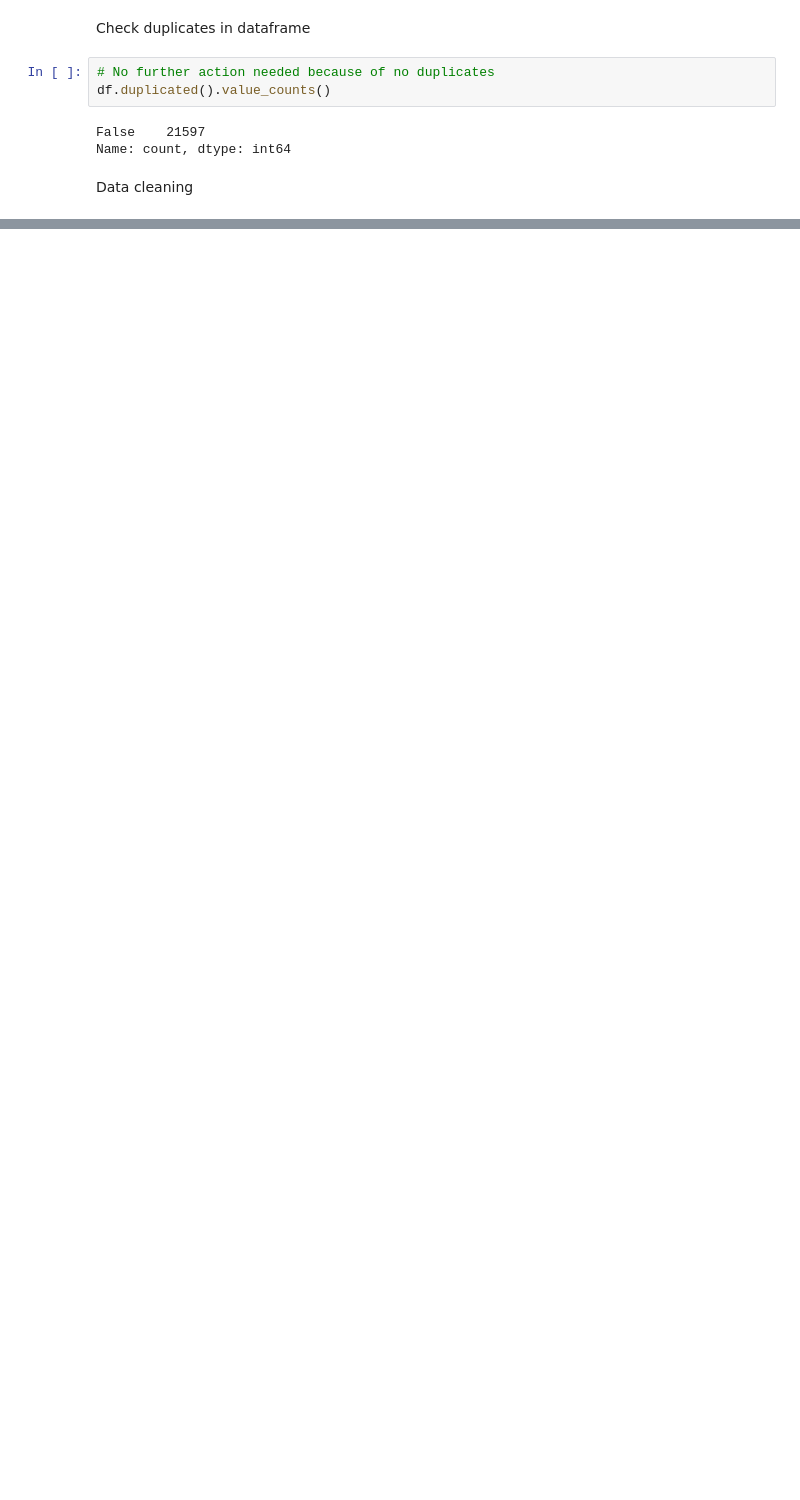
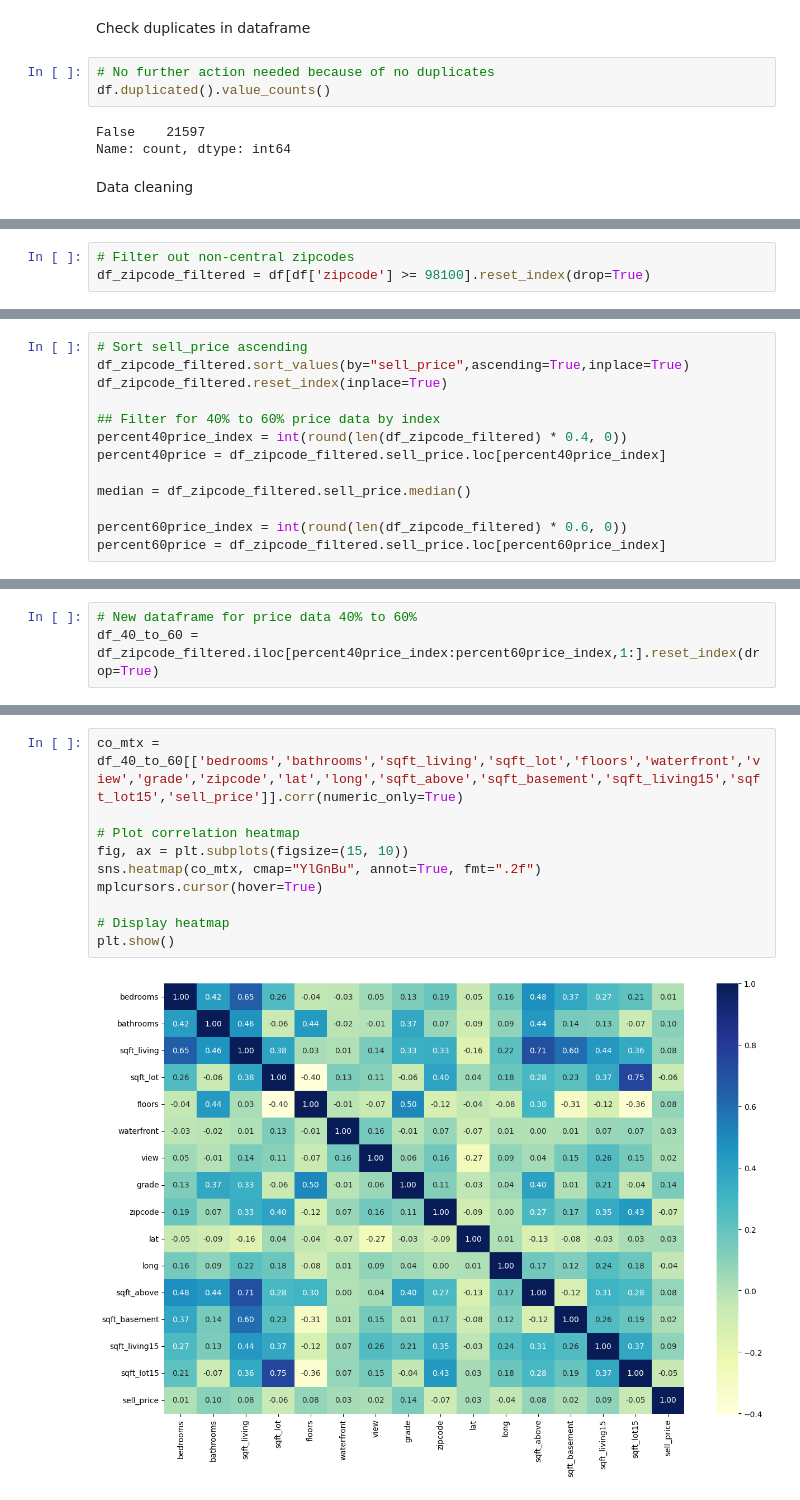
Before and after one commit to jale2025/ds-eda-project-template, a Jupyter notebook: result.ipynb, the cells around one changed output, grey strips where cells are left out. Saved outputs shown, nothing was run; the diff lists cells and outputs as text; blank space fills up the shorter version.

Commit message:
Data Cleaning, filtered for central houses and 40 to 60 price range, first heatmap of correlation in result.ipynb, readded lat, long to house_data.csv, added a geo map for all zipcodes

```diff
--- a/result.ipynb
+++ b/result.ipynb
@@ -140,0 +130,3 @@ Name: count, Length: 70, dtype: int64
+# %%
+# Filter out non-central zipcodes
+df_zipcode_filtered = df[df['zipcode'] >= 98100].reset_index(drop=True)
@@ -140,0 +162,13 @@ Name: count, Length: 70, dtype: int64
+# %%
+# Sort sell_price ascending
+df_zipcode_filtered.sort_values(by="sell_price",ascending=True,inplace=True)
+df_zipcode_filtered.reset_index(inplace=True)
+
+## Filter for 40% to 60% price data by index
+percent40price_index = int(round(len(df_zipcode_filtered) * 0.4, 0))
+percent40price = df_zipcode_filtered.sell_price.loc[percent40price_index]
+
+median = df_zipcode_filtered.sell_price.median()
+
+percent60price_index = int(round(len(df_zipcode_filtered) * 0.6, 0))
+percent60price = df_zipcode_filtered.sell_price.loc[percent60price_index]
@@ -140,0 +177,3 @@ Name: count, Length: 70, dtype: int64
+# %%
+# New dataframe for price data 40% to 60%
+df_40_to_60 = df_zipcode_filtered.iloc[percent40price_index:percent60price_index,1:].reset_index(drop=True)
@@ -140,0 +200,12 @@ Name: count, Length: 70, dtype: int64
+# %%
+co_mtx = df_40_to_60[['bedrooms','bathrooms','sqft_living','sqft_lot','floors','waterfront','view','grade','zipcode','lat','long','sqft_above','sqft_basement','sqft_living15','sqft_lot15','sell_price']].corr(numeric_only=True)
+
+# Plot correlation heatmap
+fig, ax = plt.subplots(figsize=(15, 10))
+sns.heatmap(co_mtx, cmap="YlGnBu", annot=True, fmt=".2f")
+mplcursors.cursor(hover=True)
+
+# Display heatmap
+plt.show()
+# %% [output]
+[figure, added]
```
Also changed, not shown: parts of 11 cells of this notebook, 3 other files.
